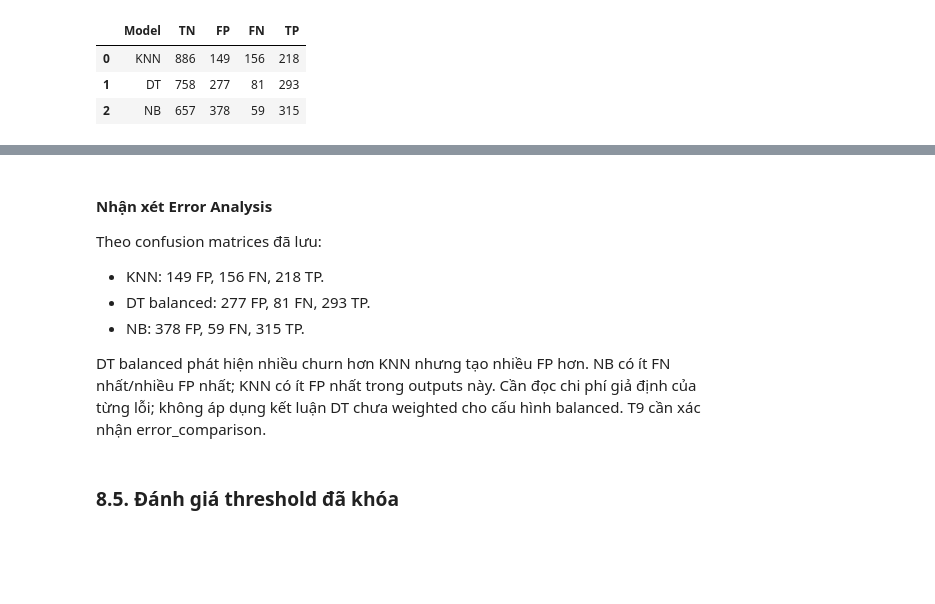
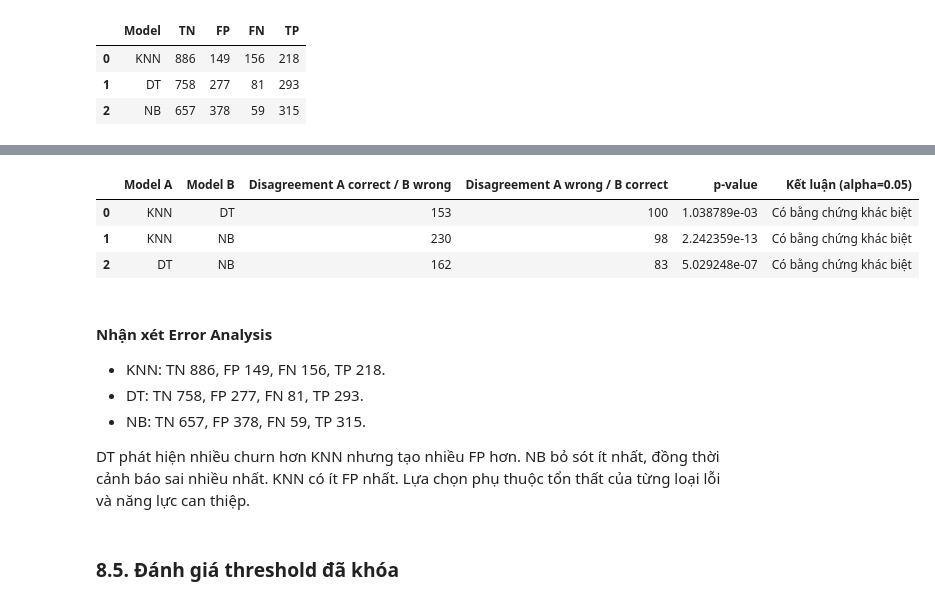
Before and after one commit to huynhthu214/Telco-Churn-DM, a Jupyter notebook: notebook/02_Modeling_Models.ipynb, the cells around one changed output, grey strips where cells are left out. Drawn from its saved outputs; the diff is of its cells as text; code cells hidden in the pictures; blank space fills up the shorter version.

```diff
--- a/notebook/02_Modeling_Models.ipynb
+++ b/notebook/02_Modeling_Models.ipynb
@@ -88,7 +91,11 @@ Mỗi model là Pipeline preprocessor → clf: preprocessing chỉ fit training
 chỉ transform validation fold. Pipeline tốt nhất được refit trên toàn training
 và nhận X_test_raw để đánh giá. Test không tham gia fit/tuning/CV/threshold selection.
 # %%
-DATA_DIR = Path("../data") if Path("../data/X_train_processed.npy").is_file() else Path("data")
+PROJECT_ROOT = next((base for base in [Path.cwd(), *Path.cwd().parents]
+                     if (base / "data/X_train_processed.npy").is_file()), None)
+if PROJECT_ROOT is None:
+    raise FileNotFoundError("Không tìm thấy thư mục data từ working directory hoặc các thư mục cha.")
+DATA_DIR = PROJECT_ROOT / "data"
 
 X_train = np.load(DATA_DIR / "X_train_processed.npy")
 X_test = np.load(DATA_DIR / "X_test_processed.npy")
@@ -742,7 +741,7 @@ dt_pipeline = Pipeline([
 
 param_grid_dt = {
     "clf__criterion": ["gini", "entropy"],
-    "clf__max_depth": [3, 5, 7, 10, None],
+    "clf__max_depth": [2, 3, 4, 5, 7, 10, None],
     "clf__min_samples_split": [2, 5, 10],
     "clf__min_samples_leaf": [1, 5, 10],
     "clf__class_weight": [None, "balanced"]
@@ -1730,16 +1701,37 @@ display(error_comparison)
+# %%
+from itertools import combinations
+from statsmodels.stats.contingency_tables import mcnemar
+
+mcnemar_rows = []
+truth = np.asarray(y_test).ravel()
+for name_a, name_b in combinations(test_predictions, 2):
+    correct_a = np.asarray(test_predictions[name_a]) == truth
+    correct_b = np.asarray(test_predictions[name_b]) == truth
+    assert correct_a.shape == correct_b.shape == truth.shape
+    table = np.array([[np.sum(correct_a & correct_b), np.sum(correct_a & ~correct_b)],
+                      [np.sum(~correct_a & correct_b), np.sum(~correct_a & ~correct_b)]])
+    # Exact conditional binomial test is valid for all discordant sample sizes.
+    result = mcnemar(table, exact=True)
+    mcnemar_rows.append({"Model A": name_a, "Model B": name_b,
+        "Disagreement A correct / B wrong": int(table[0, 1]),
+        "Disagreement A wrong / B correct": int(table[1, 0]),
+        "p-value": float(result.pvalue),
+        "Kết luận (alpha=0.05)": "Có bằng chứng khác biệt" if result.pvalue <= .05 else "Chưa đủ bằng chứng bác bỏ H0"})
+mcnemar_results = pd.DataFrame(mcnemar_rows)
+display(mcnemar_results)
+# %% [output]
+|  | Model A | Model B | Disagreement A correct / B wrong | Disagreement A wrong / B correct | p-value | Kết luận (alpha=0.05) |
+| 0 | KNN | DT | 153 | 100 | 1.038789e-03 | Có bằng chứng khác biệt |
+| 1 | KNN | NB | 230 | 98 | 2.242359e-13 | Có bằng chứng khác biệt |
+| 2 | DT | NB | 162 | 83 | 5.029248e-07 | Có bằng chứng khác biệt |
 # %% [markdown]
 #### Nhận xét Error Analysis
 
-Theo confusion matrices đã lưu:
+- KNN: TN 886, FP 149, FN 156, TP 218.
+- DT: TN 758, FP 277, FN 81, TP 293.
+- NB: TN 657, FP 378, FN 59, TP 315.
 
-- KNN: 149 FP, 156 FN, 218 TP.
-- DT balanced: 277 FP, 81 FN, 293 TP.
-- NB: 378 FP, 59 FN, 315 TP.
-
-DT balanced phát hiện nhiều churn hơn KNN nhưng tạo nhiều FP hơn. NB có ít FN
-nhất/nhiều FP nhất; KNN có ít FP nhất trong outputs này. Cần đọc chi phí giả định
-của từng lỗi; không áp dụng kết luận DT chưa weighted cho cấu hình balanced.
-T9 cần xác nhận error_comparison.
+DT phát hiện nhiều churn hơn KNN nhưng tạo nhiều FP hơn. NB bỏ sót ít nhất, đồng thời cảnh báo sai nhiều nhất. KNN có ít FP nhất. Lựa chọn phụ thuộc tổn thất của từng loại lỗi và năng lực can thiệp.
 # %% [markdown]
 ### 8.5. Đánh giá threshold đã khóa
 # %%
```
Also changed, not shown: parts of 35 cells of this notebook.
